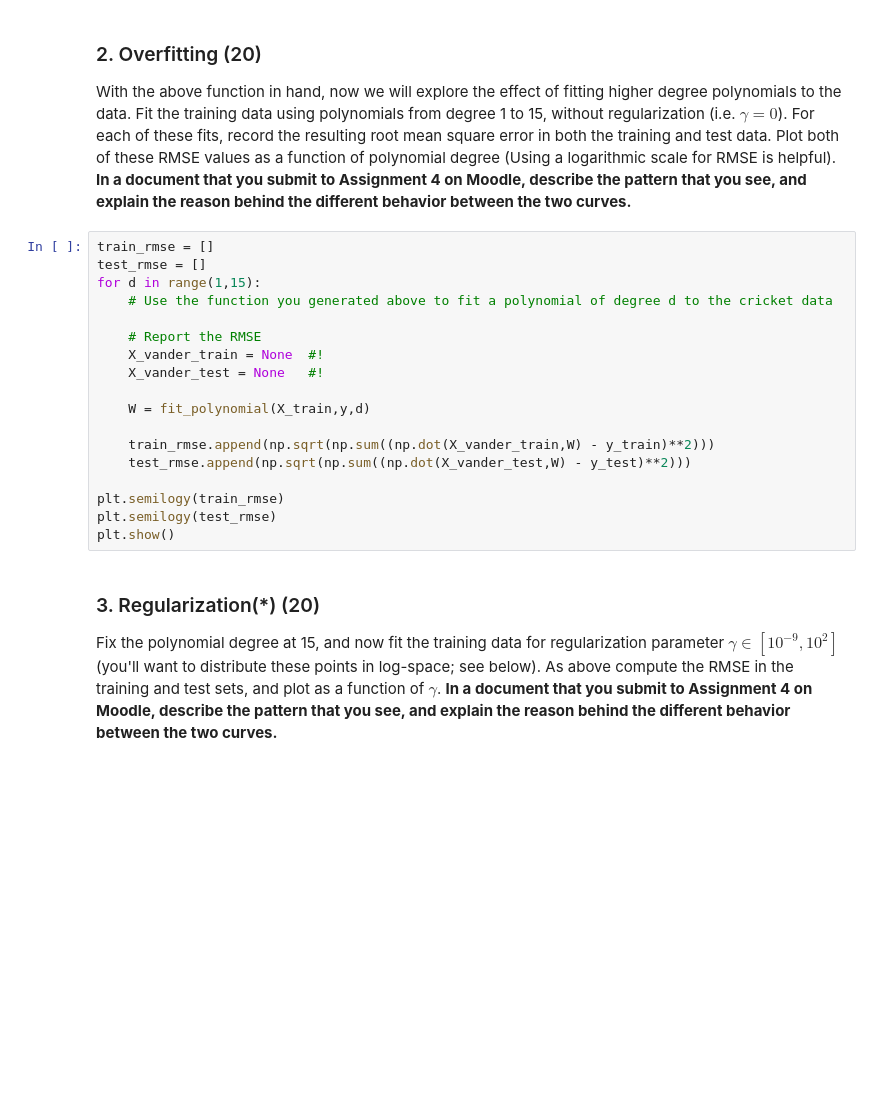
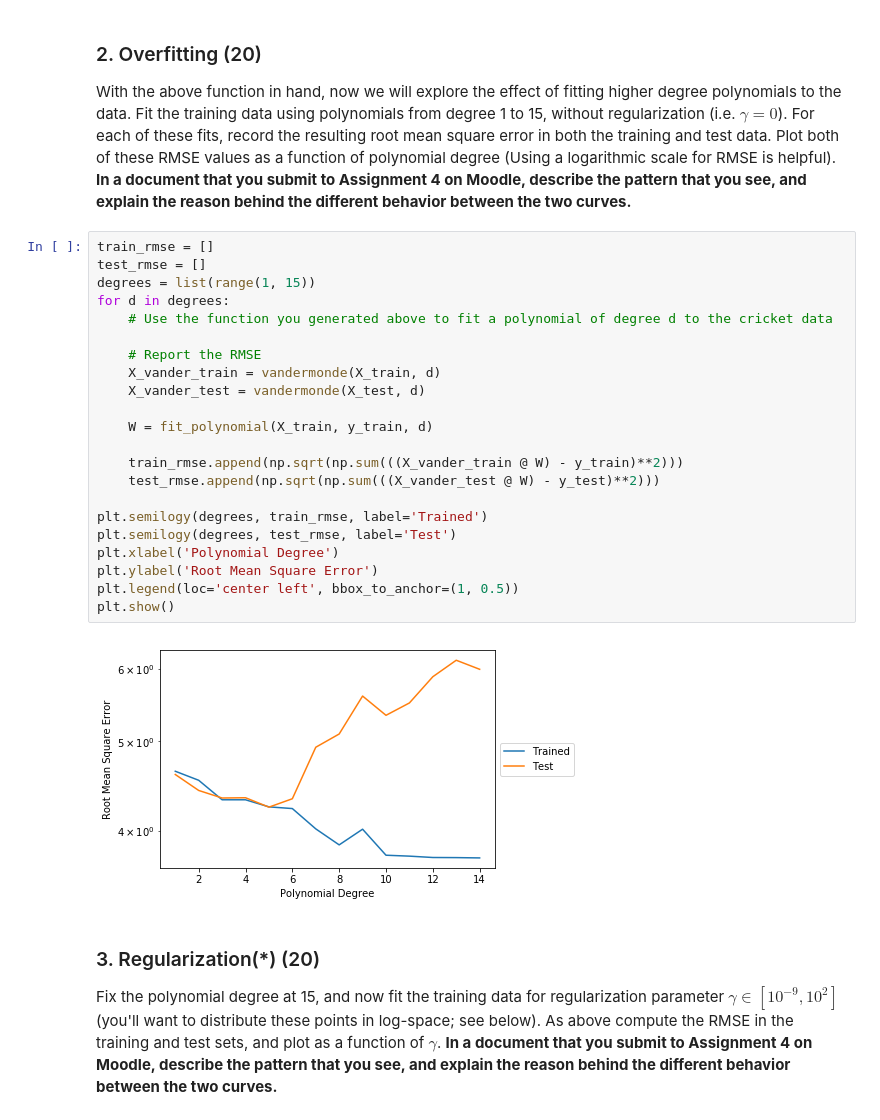
Before and after one commit to UMT-CS447-547-Fall-2018/Homework_4, a Jupyter notebook: Homework_4.ipynb, the cells around one changed output. Cells and saved outputs as stored; diff of their text form; blank space fills up the shorter version.

```diff
--- a/Homework_4.ipynb
+++ b/Homework_4.ipynb
@@ -84,21 +104,27 @@ With the above function in hand, now we will explore the effect of fitting highe
 # %%
 train_rmse = []
 test_rmse = []
-for d in range(1,15):
+degrees = list(range(1, 15))
+for d in degrees:
     # Use the function you generated above to fit a polynomial of degree d to the cricket data
 
     # Report the RMSE
-    X_vander_train = None  #!
-    X_vander_test = None   #!
+    X_vander_train = vandermonde(X_train, d)
+    X_vander_test = vandermonde(X_test, d)
 
-    W = fit_polynomial(X_train,y,d)
+    W = fit_polynomial(X_train, y_train, d)
 
-    train_rmse.append(np.sqrt(np.sum((np.dot(X_vander_train,W) - y_train)**2)))
-    test_rmse.append(np.sqrt(np.sum((np.dot(X_vander_test,W) - y_test)**2)))
+    train_rmse.append(np.sqrt(np.sum(((X_vander_train @ W) - y_train)**2)))
+    test_rmse.append(np.sqrt(np.sum(((X_vander_test @ W) - y_test)**2)))
 
-plt.semilogy(train_rmse)
-plt.semilogy(test_rmse)
+plt.semilogy(degrees, train_rmse, label='Trained')
+plt.semilogy(degrees, test_rmse, label='Test')
+plt.xlabel('Polynomial Degree')
+plt.ylabel('Root Mean Square Error')
+plt.legend(loc='center left', bbox_to_anchor=(1, 0.5))
 plt.show()
+# %% [output]
+[figure, added]
 # %% [markdown]
 ### 3. Regularization(*) (20)
 Fix the polynomial degree at 15, and now fit the training data for regularization parameter $\gamma \in [10^{-9},10^2]$ (you'll want to distribute these points in log-space; see below).  As above compute the RMSE in the training and test sets, and plot as a function of $\gamma$.  **In a document that you submit to Assignment 4 on Moodle, describe the pattern that you see, and explain the reason behind the different behavior between the two curves.**
```
Also changed, not shown: parts of 3 cells of this notebook.
